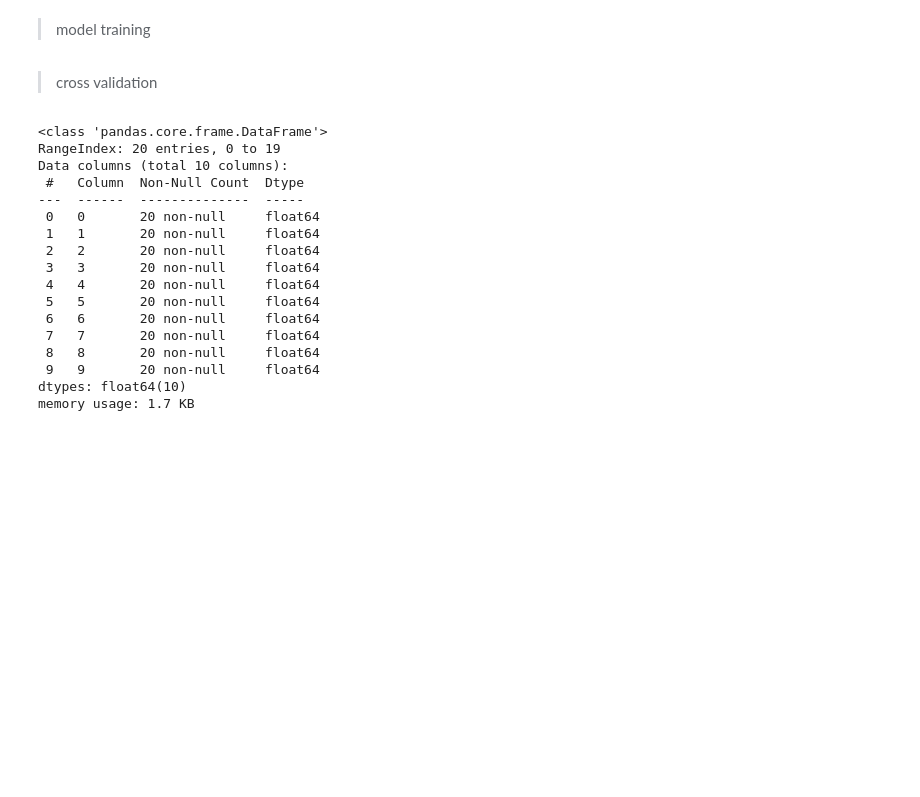
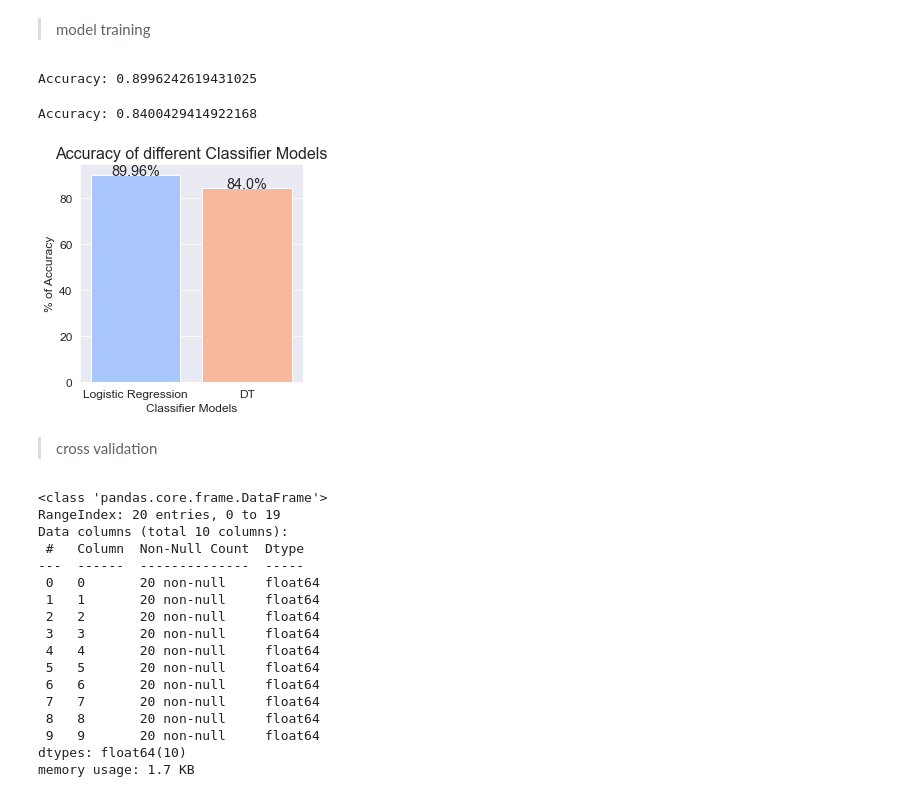
Before and after one commit to krzhck/classification_AI, a Jupyter notebook: classification.ipynb, the cells around one changed output. Saved outputs shown, nothing was run; the diff lists cells and outputs as text; code cells hidden in the pictures; blank space fills up the shorter version.

Commit message:
work on model training

```diff
--- a/classification.ipynb
+++ b/classification.ipynb
@@ -99,28 +101,26 @@ raw_data.head()
 > feature engineering
 # %%
 # DOING
-
-
 
 normalized_data = raw_data - raw_data.mean()
 
 for x in nonDataCols:
     normalized_data.drop(columns=[x], inplace=True)
-#normalized_data.head(20)
+normalized_data.head(20)
 
 
-pca_size = 47
+pca_size = 20
 pca = PCA(n_components=pca_size)
 pca.fit(normalized_data)
 
-pca_data = pd.DataFrame(pca.transform(normalized_data),
+dataset = pd.DataFrame(pca.transform(normalized_data),
 columns=['feature%s' % _ for _ in range(pca_size)],
 index=raw_data.index)
 
 for i, v in enumerate(nonDataCols):
-    pca_data.insert(i, v, raw_data[v])
+    dataset.insert(i, v, raw_data[v])
 
-pca_data.head(10)
+dataset.head(10)
 # %% [output]
 |  | patient_id | sars-cov-2_exam_result | patient_addmited_to_regular_ward_... | patient_addmited_to_semi-intensiv... | patient_addmited_to_intensive_car... | ... |
 | 0 | 1588 | 0 | 0 | 0 | 0 | ... |
@@ -137,5 +137,49 @@ pca_data.head(10)
+# %%
+dataCols = [x for x in dataset.columns if x not in nonDataCols]
+X = dataset[dataCols]
+y = dataset['sars-cov-2_exam_result']
+X_train, X_test, y_train, y_test = train_test_split(X, y, test_size = 0.33, random_state=101) # fixed random seed
 # %% [markdown]
 > model training
+# %%
+accuracy_list =[]
+
+def model_assess(model, name='Default'):
+    model.fit(X_train, y_train)
+    prds = model.predict(X_test)
+    model_acc = accuracy_score(y_test, prds)
+    accuracy_list.append(100*model_acc)
+    print('Accuracy:', (accuracy_score(y_test, prds)), '\n')
+# %%
+forest = RandomForestClassifier()
+model_assess(forest, "Random Forest")
+# %% [output]
+Accuracy: 0.8996242619431025
+# %%
+svc = LinearSVC()
+model_assess(svc, "Support Vector")
+# %% [output]
+Accuracy: 0.8400429414922168
+# %%
+# Demostrate model results on Train split
+
+model_list = ['Logistic Regression', 'DT']
+
+plt.rcParams['figure.figsize']=4,4
+sns.set_style('darkgrid')
+ax = sns.barplot(x=model_list, y = accuracy_list, palette = "coolwarm", saturation =2.0)
+plt.xlabel('Classifier Models', fontsize = 12)
+plt.ylabel('% of Accuracy', fontsize = 12)
+plt.title('Accuracy of different Classifier Models', fontsize = 16)
+plt.xticks(fontsize = 12, horizontalalignment = 'center')
+plt.yticks(fontsize = 12)
+for i in ax.patches:
+    width, height = i.get_width(), i.get_height()
+    x, y = i.get_xy()
+    ax.annotate(f'{round(height,2)}%', (x + width/2, y + height), ha='center', fontsize = 'x-large')
+plt.show()
+# %% [output]
+[figure, added]
 # %% [markdown]
 > cross validation
 # %%
```
Also changed, not shown: parts of 2 cells of this notebook, 1 other file.
